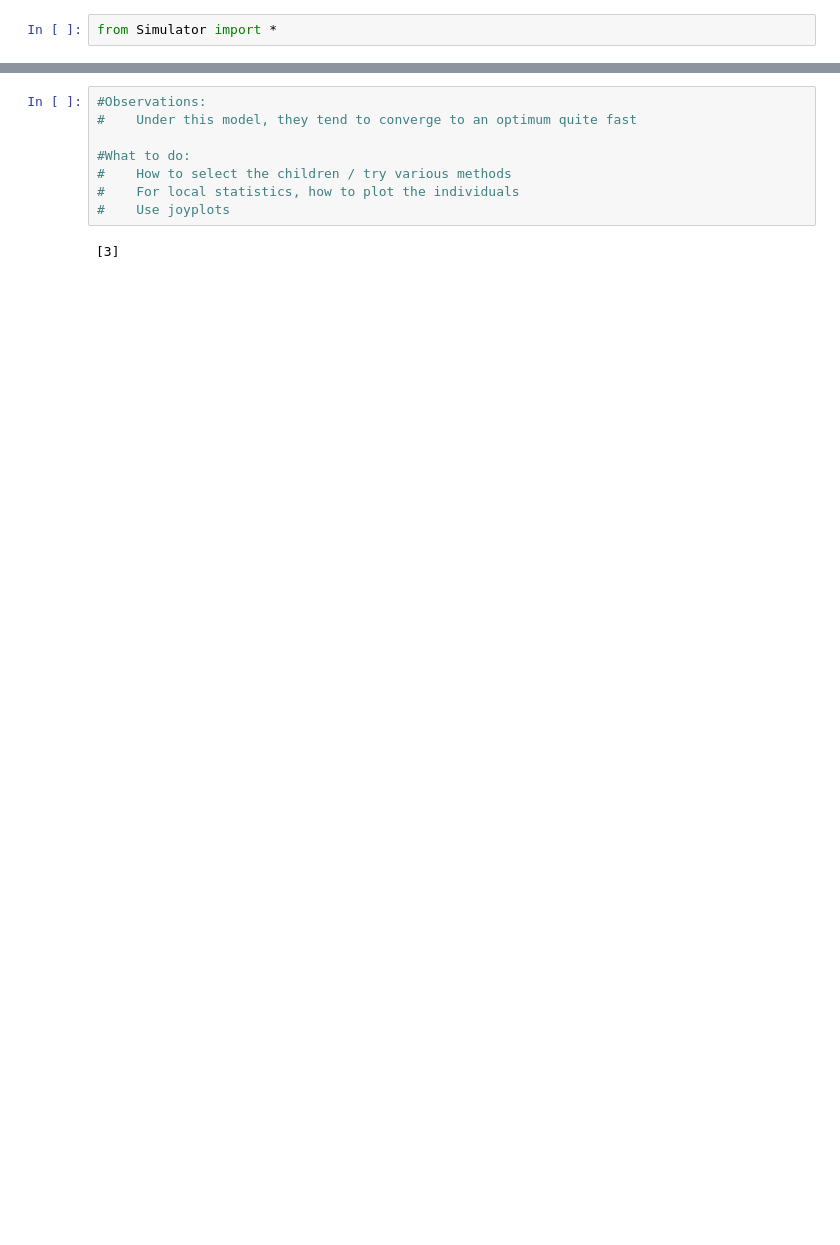
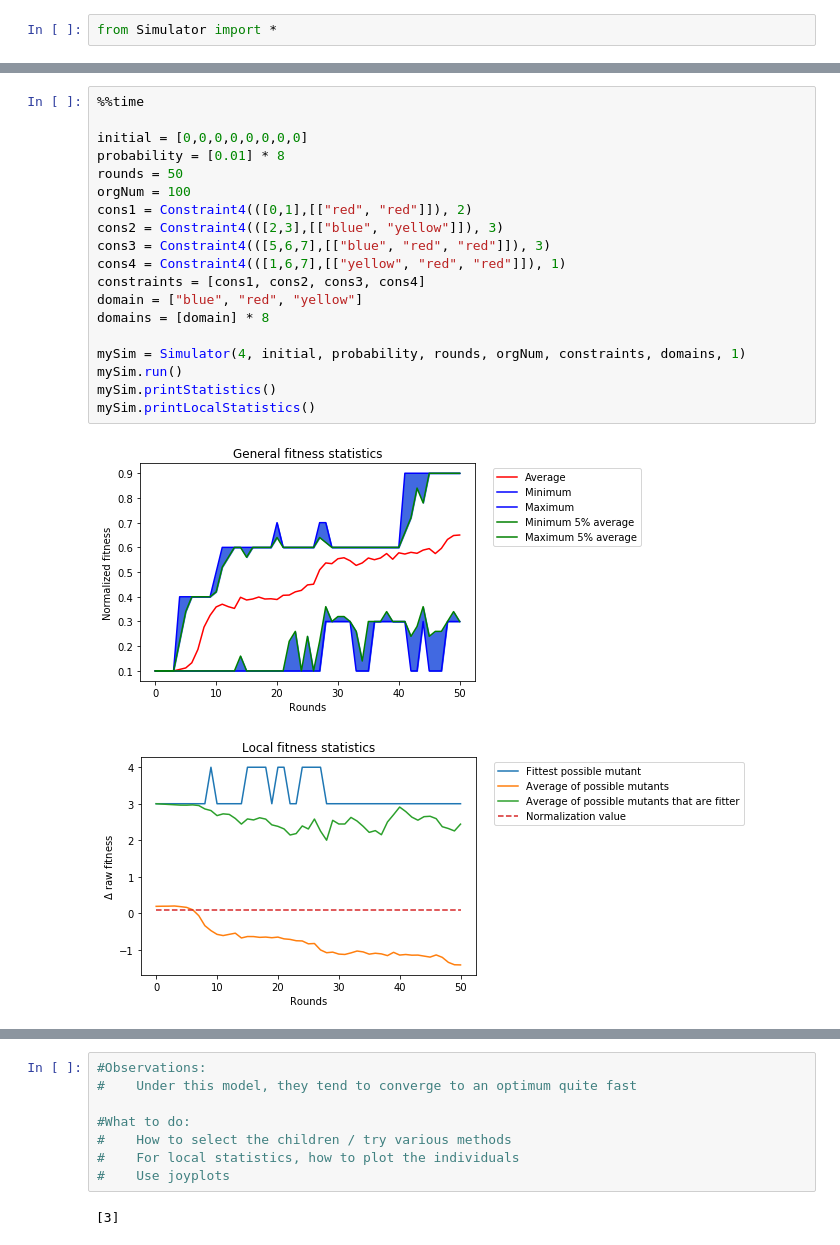
Before and after one commit to strimbu-alexandru/Evolution-Simulator, a Jupyter notebook: EvoSim.ipynb, the cells around one changed output, grey strips where cells are left out. Drawn from its saved outputs; the diff is of its cells as text; blank space fills up the shorter version.

```diff
--- a/EvoSim.ipynb
+++ b/EvoSim.ipynb
@@ -25,0 +30,22 @@ AttributeError: 'Population' object has no attribute 'nextGeneration'
+# %%
+%%time
+
+initial = [0,0,0,0,0,0,0,0]
+probability = [0.01] * 8
+rounds = 50
+orgNum = 100
+cons1 = Constraint4(([0,1],[["red", "red"]]), 2)
+cons2 = Constraint4(([2,3],[["blue", "yellow"]]), 3)
+cons3 = Constraint4(([5,6,7],[["blue", "red", "red"]]), 3)
+cons4 = Constraint4(([1,6,7],[["yellow", "red", "red"]]), 1)
+constraints = [cons1, cons2, cons3, cons4]
+domain = ["blue", "red", "yellow"]
+domains = [domain] * 8
+
+mySim = Simulator(4, initial, probability, rounds, orgNum, constraints, domains, 1)
+mySim.run()
+mySim.printStatistics()
+mySim.printLocalStatistics()
+# %% [output]
+[figure, added]
+[figure, added]
```
Also changed, not shown: parts of 8 cells of this notebook, 1 other file.
